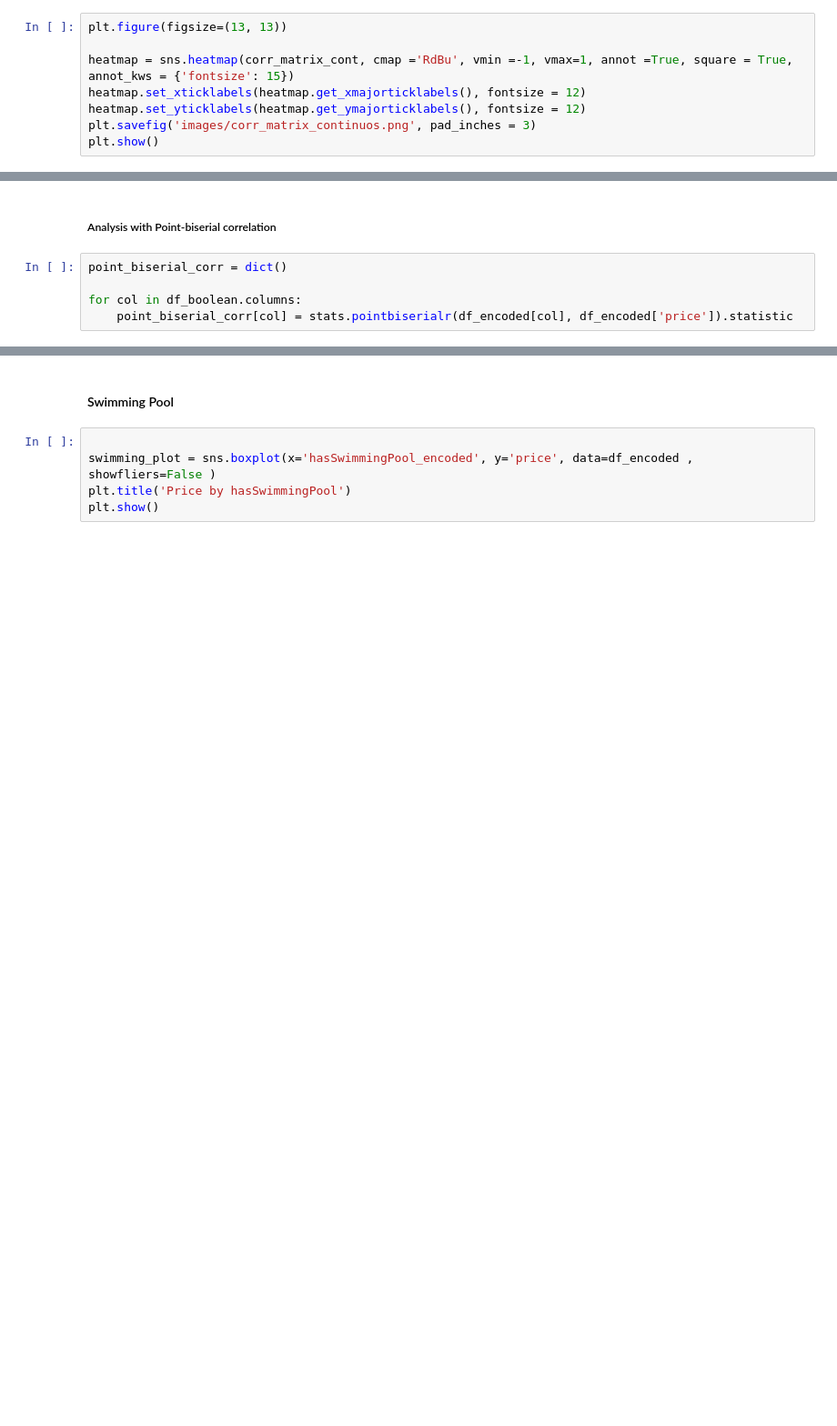
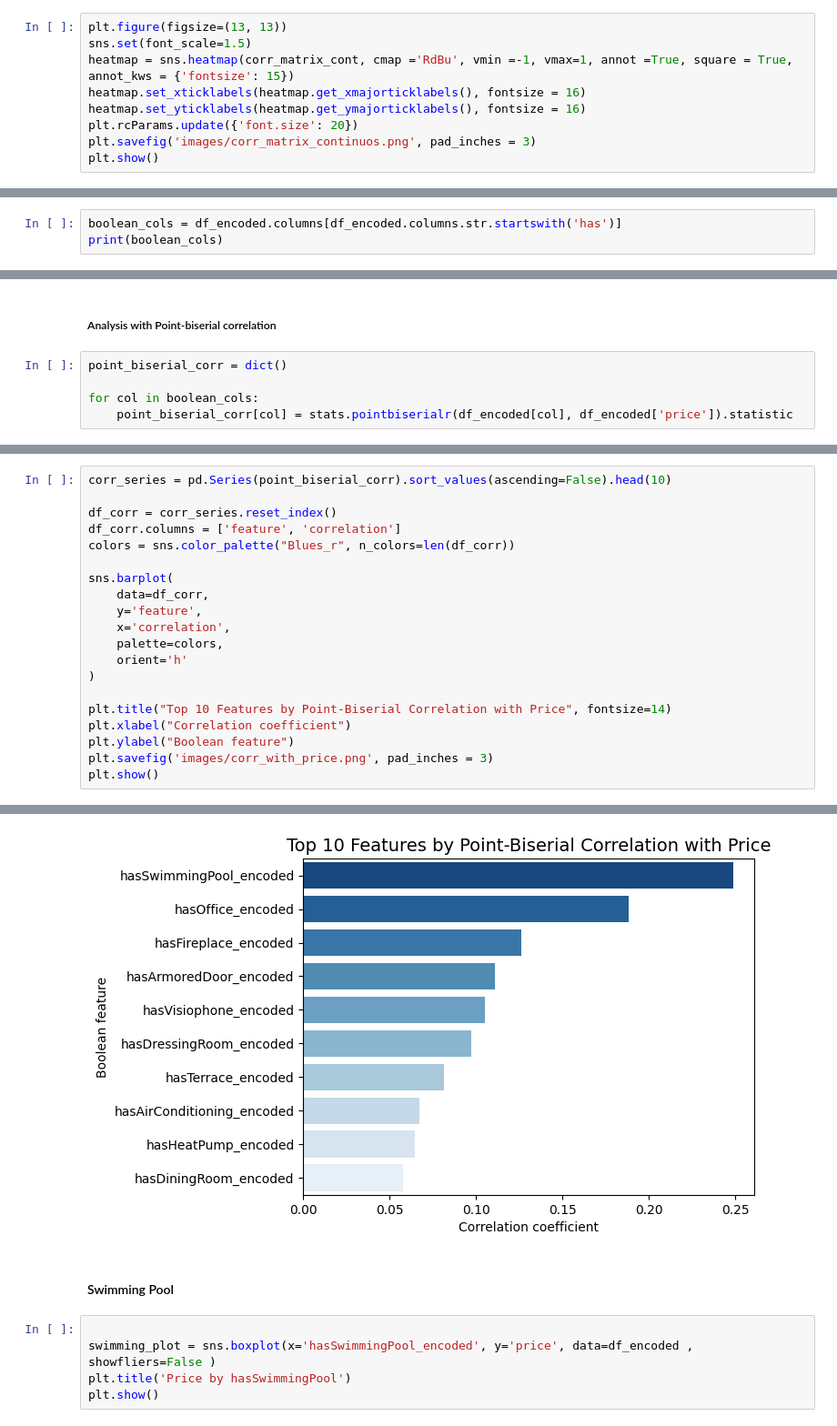
Before and after one commit to hermstefanny/immo-eliza-analysis, a Jupyter notebook: eda_draft.ipynb, the cells around one changed output, grey strips where cells are left out. Shown at 91% size. Saved outputs shown, nothing was run; the diff lists cells and outputs as text; blank space fills up the shorter version.

```diff
--- a/eda_draft.ipynb
+++ b/eda_draft.ipynb
@@ -282,8 +190,9 @@ corr_matrix_cont
 # %%
 plt.figure(figsize=(13, 13))
-
+sns.set(font_scale=1.5)
 heatmap = sns.heatmap(corr_matrix_cont, cmap ='RdBu', vmin =-1, vmax=1, annot =True, square = True, annot_kws = {'fontsize': 15})
-heatmap.set_xticklabels(heatmap.get_xmajorticklabels(), fontsize = 12)
-heatmap.set_yticklabels(heatmap.get_ymajorticklabels(), fontsize = 12)
+heatmap.set_xticklabels(heatmap.get_xmajorticklabels(), fontsize = 16)
+heatmap.set_yticklabels(heatmap.get_ymajorticklabels(), fontsize = 16)
+plt.rcParams.update({'font.size': 20})
 plt.savefig('images/corr_matrix_continuos.png', pad_inches = 3)
 plt.show()
@@ -298,0 +201,3 @@ df_boolean = df_encoded[bool_cols]
+# %%
+boolean_cols = df_encoded.columns[df_encoded.columns.str.startswith('has')]
+print(boolean_cols)
@@ -301,7 +214,7 @@ df_boolean = df_encoded[bool_cols]
 # %%
 point_biserial_corr = dict()
 
-for col in df_boolean.columns:
+for col in boolean_cols:
     point_biserial_corr[col] = stats.pointbiserialr(df_encoded[col], df_encoded['price']).statistic
 # %%
 for k,v in point_biserial_corr.items():
@@ -311,0 +259,21 @@ sorted_bool_correlation
+# %%
+corr_series = pd.Series(point_biserial_corr).sort_values(ascending=False).head(10)
+
+df_corr = corr_series.reset_index()
+df_corr.columns = ['feature', 'correlation']
+colors = sns.color_palette("Blues_r", n_colors=len(df_corr))
+
+sns.barplot(
+    data=df_corr,
+    y='feature',
+    x='correlation',
+    palette=colors,
+    orient='h'
+)
+
+plt.title("Top 10 Features by Point-Biserial Correlation with Price", fontsize=14)
+plt.xlabel("Correlation coefficient")
+plt.ylabel("Boolean feature")
+plt.savefig('images/corr_with_price.png', pad_inches = 3)
+plt.show()
+# %% [output]
@@ -312,3 +283,4 @@ sorted_bool_correlation
+[figure, added]
 # %% [markdown]
 #### Swimming Pool
 # %%
```
Also changed, not shown: parts of 26 cells of this notebook, 2 other files.
